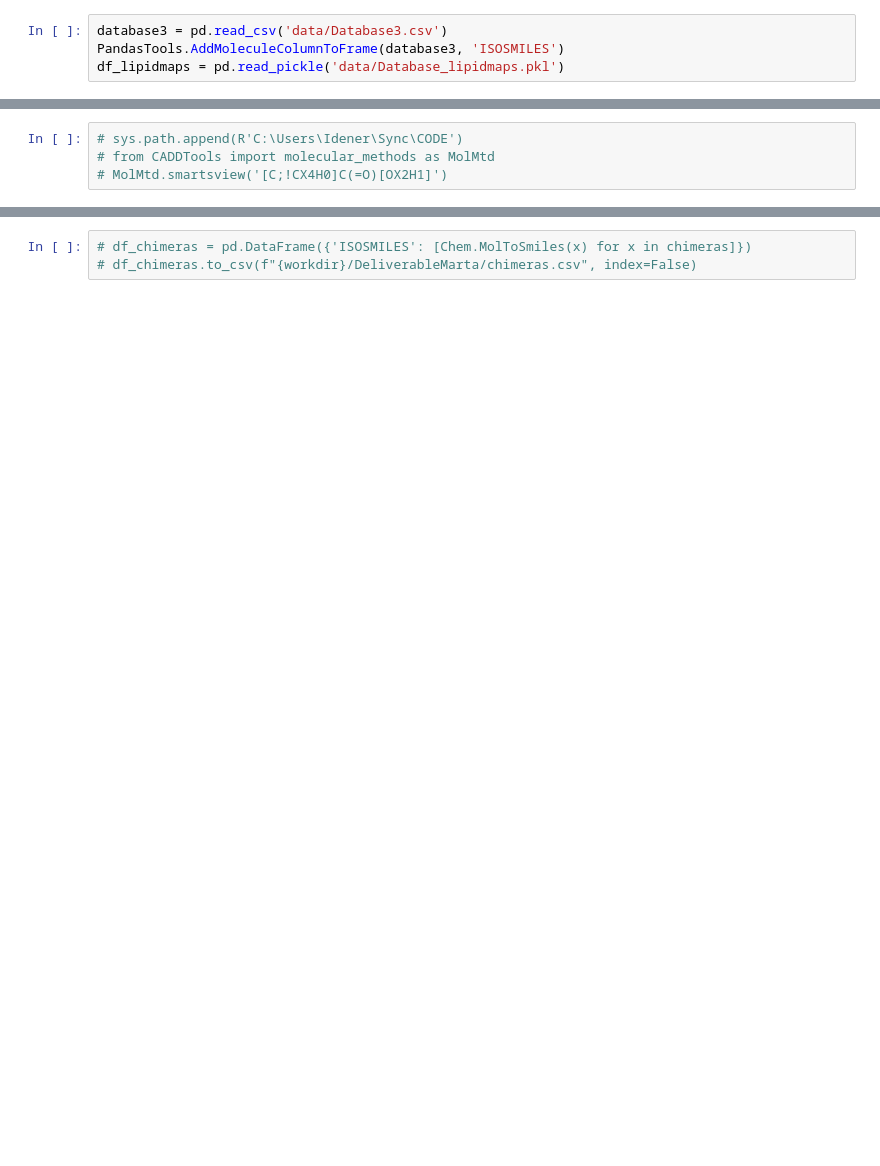
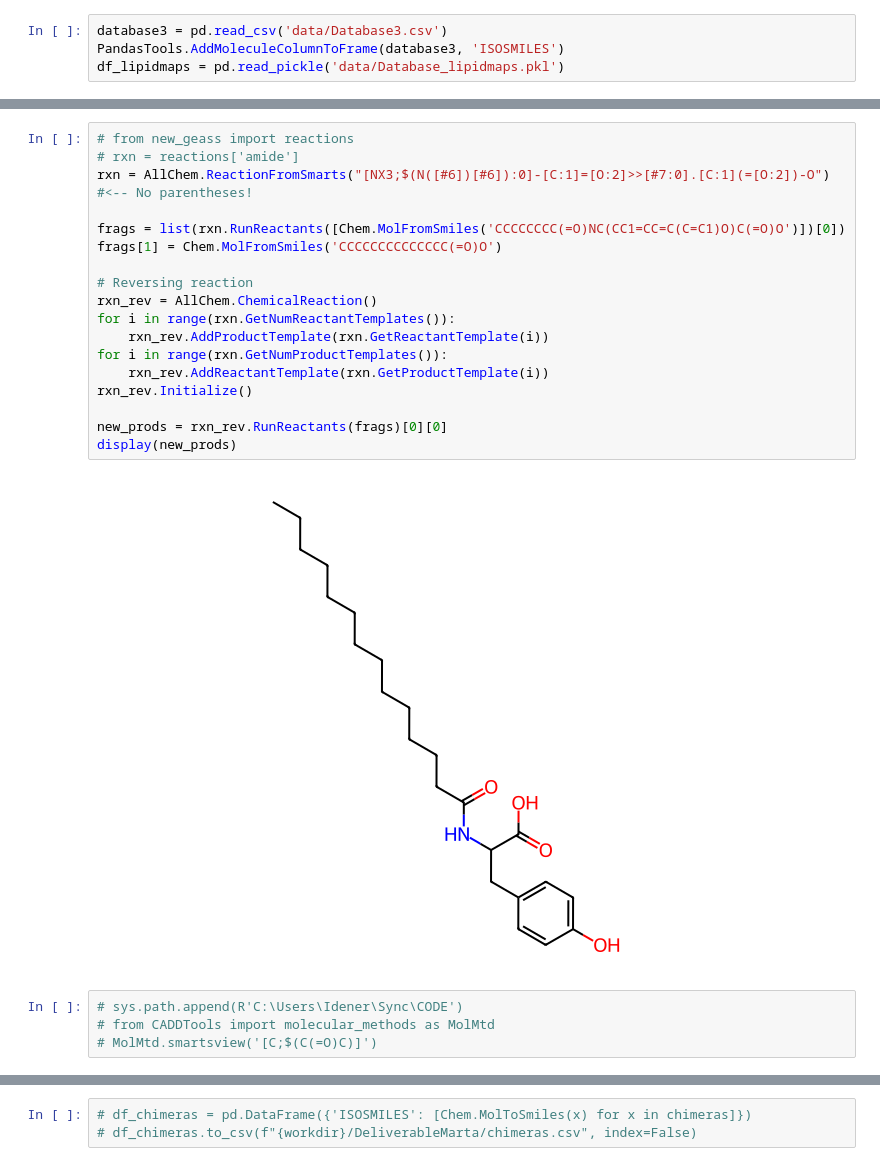
Before and after one commit to mattialpg/geass, a Jupyter notebook: Tutorial_Chimeras.ipynb, the cells around one changed output, grey strips where cells are left out. Drawn from its saved outputs; the diff is of its cells as text; blank space fills up the shorter version.

```diff
--- a/Tutorial_Chimeras.ipynb
+++ b/Tutorial_Chimeras.ipynb
@@ -56,8 +45,28 @@ geass.show_connections_graph()
 CytoscapeWidget(cytoscape_layout={'name': 'cose'}, cytoscape_style=[{'selector': 'node', 'css': {'content': 'd…
+# %%
+# from new_geass import reactions
+# rxn = reactions['amide']
+rxn = AllChem.ReactionFromSmarts("[NX3;$(N([#6])[#6]):0]-[C:1]=[O:2]>>[#7:0].[C:1](=[O:2])-O")  #<-- No parentheses!
+
+frags = list(rxn.RunReactants([Chem.MolFromSmiles('CCCCCCCC(=O)NC(CC1=CC=C(C=C1)O)C(=O)O')])[0])
+frags[1] = Chem.MolFromSmiles('CCCCCCCCCCCCCC(=O)O')
+
+# Reversing reaction
+rxn_rev = AllChem.ChemicalReaction()
+for i in range(rxn.GetNumReactantTemplates()):
+    rxn_rev.AddProductTemplate(rxn.GetReactantTemplate(i))
+for i in range(rxn.GetNumProductTemplates()):
+    rxn_rev.AddReactantTemplate(rxn.GetProductTemplate(i))
+rxn_rev.Initialize()
+
+new_prods = rxn_rev.RunReactants(frags)[0][0]
+display(new_prods)
+# %% [output]
+[figure, added]
 # %%
 # sys.path.append(R'C:\Users\Idener\Sync\CODE')
 # from CADDTools import molecular_methods as MolMtd
-# MolMtd.smartsview('[C;!CX4H0]C(=O)[OX2H1]')
+# MolMtd.smartsview('[C;$(C(=O)C)]')
 # %%
 old_tail = 'CCCCCCCCCCCCCC(=O)O'
 old_tail = Chem.ReplaceSubstructs(Chem.MolFromSmiles(old_tail),
```
Also changed, not shown: parts of 4 cells of this notebook, 2 other files.
